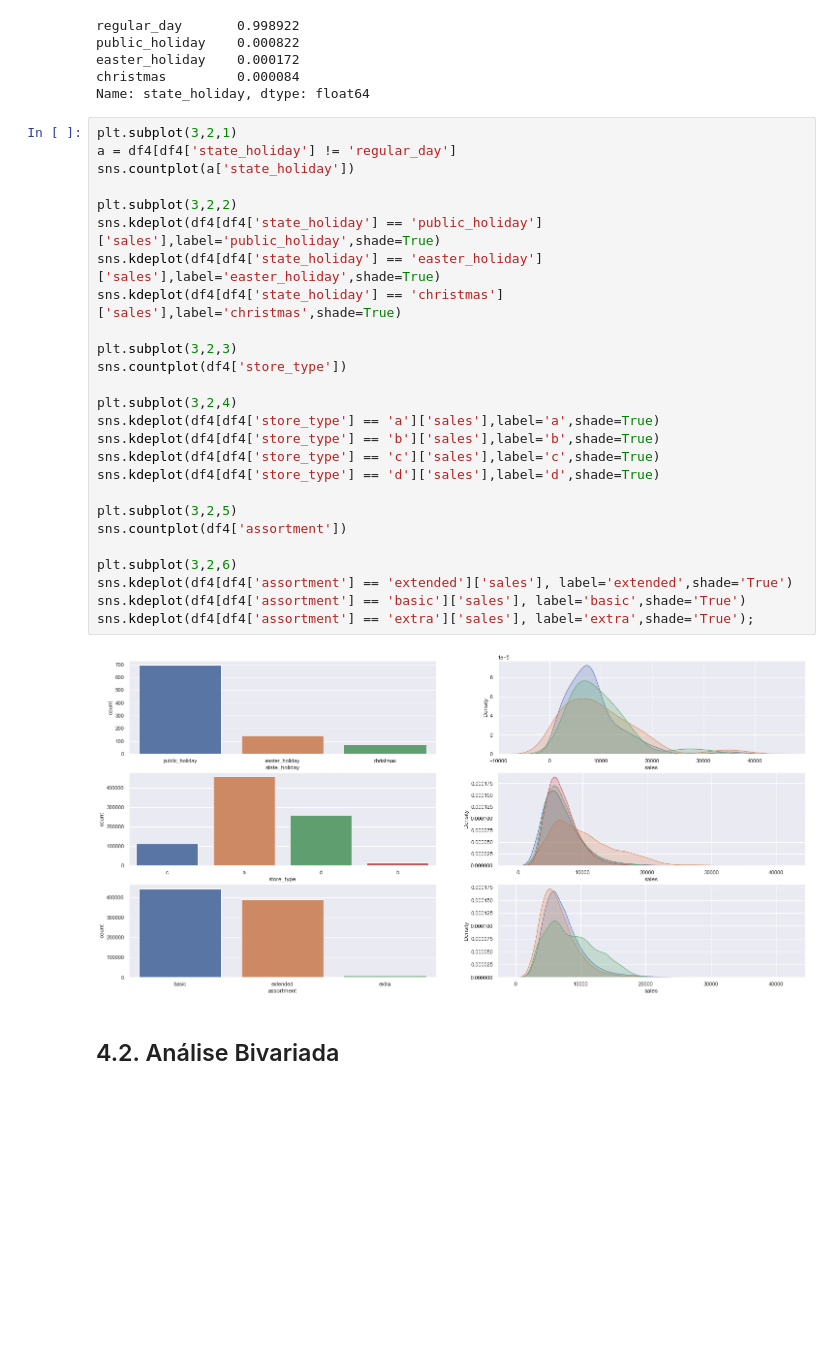
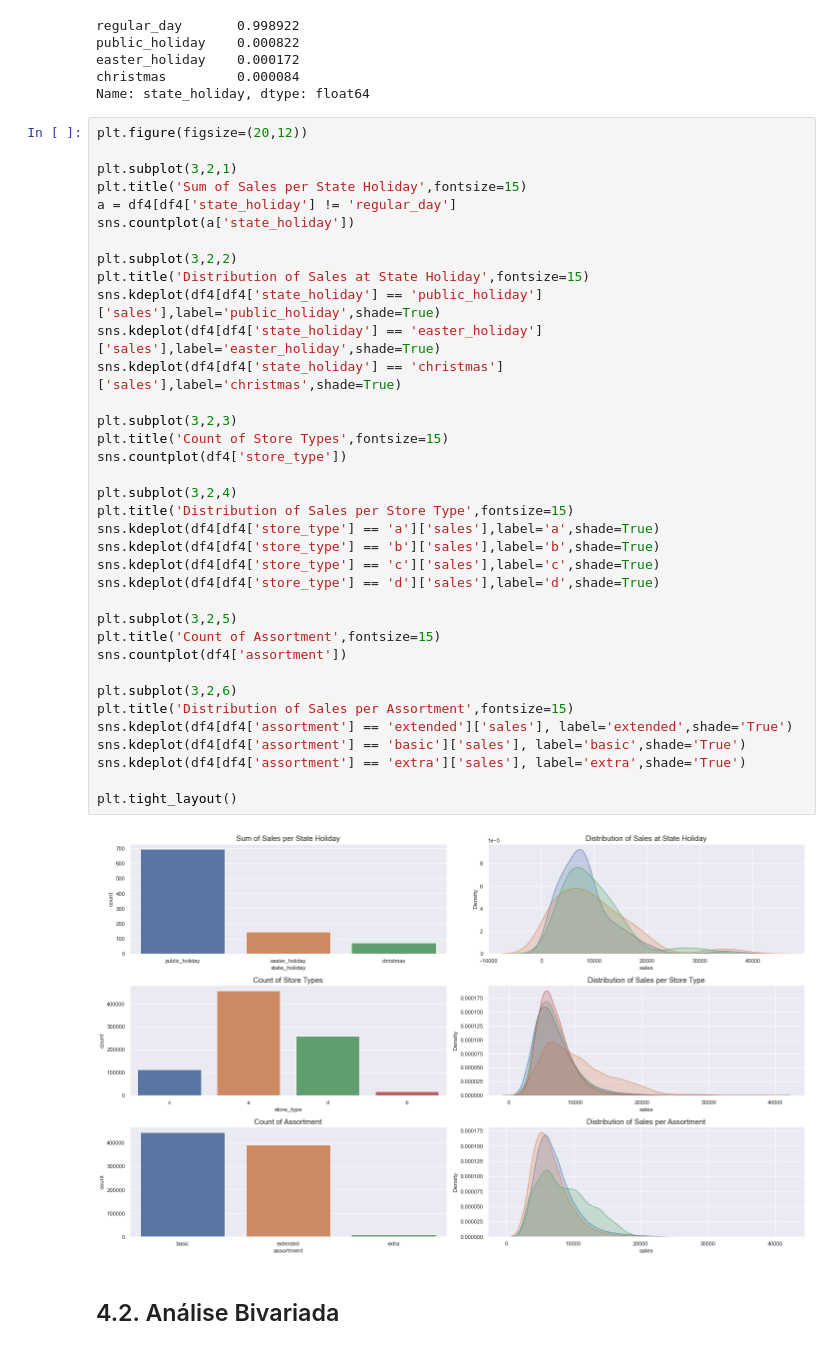
Before and after one commit to ArthurMesquita96/Rossmann-Predict-Sales, a Jupyter notebook: m09_v01_store_sales_predicton.ipynb, the cells around one changed output. Drawn from its saved outputs; the diff is of its cells as text; blank space fills up the shorter version.

```diff
--- a/m09_v01_store_sales_predicton.ipynb
+++ b/m09_v01_store_sales_predicton.ipynb
@@ -593,33 +669,43 @@ easter_holiday    0.000172
 christmas         0.000084
 Name: state_holiday, dtype: float64
 # %%
+plt.figure(figsize=(20,12))
+
 plt.subplot(3,2,1)
+plt.title('Sum of Sales per State Holiday',fontsize=15)
 a = df4[df4['state_holiday'] != 'regular_day']
 sns.countplot(a['state_holiday'])
 
 plt.subplot(3,2,2)
+plt.title('Distribution of Sales at State Holiday',fontsize=15)
 sns.kdeplot(df4[df4['state_holiday'] == 'public_holiday']['sales'],label='public_holiday',shade=True)
 sns.kdeplot(df4[df4['state_holiday'] == 'easter_holiday']['sales'],label='easter_holiday',shade=True)
 sns.kdeplot(df4[df4['state_holiday'] == 'christmas']['sales'],label='christmas',shade=True)
 
 plt.subplot(3,2,3)
+plt.title('Count of Store Types',fontsize=15)
 sns.countplot(df4['store_type'])
 
 plt.subplot(3,2,4)
+plt.title('Distribution of Sales per Store Type',fontsize=15)
 sns.kdeplot(df4[df4['store_type'] == 'a']['sales'],label='a',shade=True)
 sns.kdeplot(df4[df4['store_type'] == 'b']['sales'],label='b',shade=True)
 sns.kdeplot(df4[df4['store_type'] == 'c']['sales'],label='c',shade=True)
 sns.kdeplot(df4[df4['store_type'] == 'd']['sales'],label='d',shade=True)
 
 plt.subplot(3,2,5)
+plt.title('Count of Assortment',fontsize=15)
 sns.countplot(df4['assortment'])
 
 plt.subplot(3,2,6)
+plt.title('Distribution of Sales per Assortment',fontsize=15)
 sns.kdeplot(df4[df4['assortment'] == 'extended']['sales'], label='extended',shade='True')
 sns.kdeplot(df4[df4['assortment'] == 'basic']['sales'], label='basic',shade='True')
-sns.kdeplot(df4[df4['assortment'] == 'extra']['sales'], label='extra',shade='True');
+sns.kdeplot(df4[df4['assortment'] == 'extra']['sales'], label='extra',shade='True')
+
+plt.tight_layout()
 # %% [output]
-[figure, old version]
+[figure, new version]
 # %% [markdown]
 ## 4.2. Análise Bivariada
 # %% [markdown]
```
Also changed, not shown: parts of 56 cells of this notebook, 11 other files.
